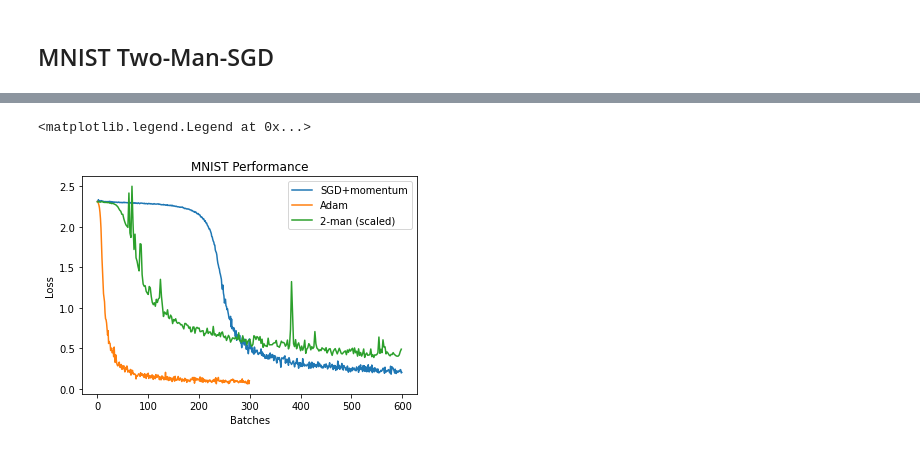
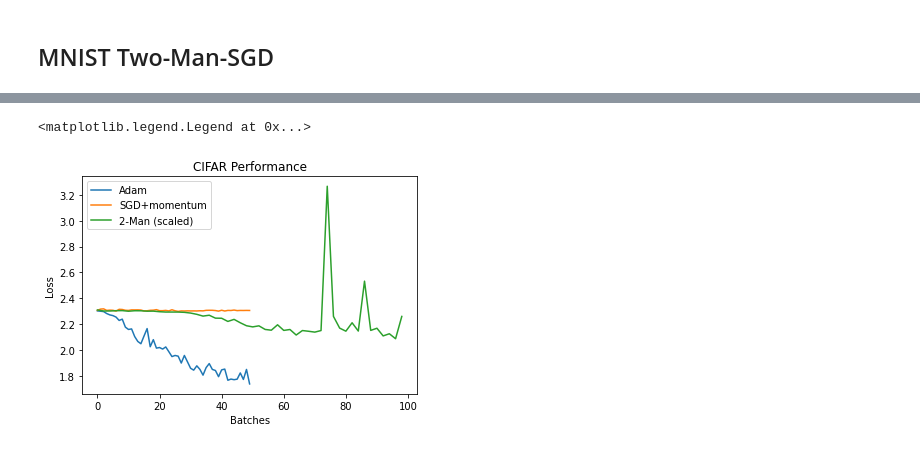
Before and after one commit to akarshkumar0101/ml-ideas, a Jupyter notebook: two_man_sgd.ipynb, the cells around one changed output, grey strips where cells are left out. Drawn from its saved outputs; the diff is of its cells as text; code cells hidden in the pictures.

Commit message:
add accumulator and plot methods and use them in two_man

```diff
--- a/two_man_sgd.ipynb
+++ b/two_man_sgd.ipynb
@@ -354,13 +324,12 @@ NameError: name 'data' is not defined
 # %% [markdown]
 ## MNIST SGD w/ Momentum
 # %%
-net = mnist.Network()
+net = dataset.Network()
 opt = torch.optim.SGD(net.parameters(), lr=3e-3, momentum=0.9)
 
-meter_acc = metrics.AverageMeter(keep_verbose_stats=True)
-meter_loss = metrics.AverageMeter(keep_verbose_stats=True)
+accu = util.Accumulator()
 
-for epoch_idx in range(10):
+for epoch_idx in range(1):
     for x, y in tqdm(ds.dl_train):
         yp = net(x)
         loss = ds.loss_fn(yp, y)
@@ -370,11 +339,10 @@ for epoch_idx in range(10):
         loss.backward()
         opt.step()
 
-        meter_acc.update(acc, len(x))
-        meter_loss.update(loss.item(), len(x))
+        wnorm = nn.utils.parameters_to_vector(net.parameters()).norm()
+        accu.append(loss_batch=loss.item(), acc_batch=acc, wnorm=wnorm.item())
 
-data['sgdm_meter_loss'] = meter_loss
-data['sgdm_meter_acc'] = meter_acc
+data['sgdm'] = accu
 # %%
 vo = nn.utils.parameters_to_vector(net.parameters()).detach().requires_grad_()
 # %%
@@ -441,16 +409,15 @@ def fg_fn_nn(v, x, y, net, opt):
 # %% [markdown]
 ## MNIST Two-Man-SGD
 # %%
-net = mnist.Network()
+net = dataset.Network()
 opt = torch.optim.Adam(net.parameters(), lr=1e-2)
 v = nn.utils.parameters_to_vector(net.parameters()).detach().requires_grad_()
 
-meter_acc = metrics.AverageMeter(keep_verbose_stats=True)
-meter_loss = metrics.AverageMeter(keep_verbose_stats=True)
+accu = util.Accumulator()
 
-eps = 1e-3
+eps = 1e-2
 
-for epoch_idx in range(5):
+for epoch_idx in range(1):
     for x, y in tqdm(ds.dl_train):
         f1, v2, s, t = step_epsilon(v, x, y, net, opt, eps)
         if s>0 and t>0:
@@ -461,11 +428,12 @@ for epoch_idx in range(5):
         yp = net(x)
         loss = ds.loss_fn(yp, y)
         acc = (yp.argmax(dim=-1)==y).sum().item()/len(x)
-        print(loss.item())
+        print(f'{loss.item(): .03f}, {v.norm(dim=-1): .03f}')
 
-        meter_acc.update(acc, len(x))
-        meter_loss.update(loss.item(), len(x))
 
-data['2mansgd_meter_loss'] = meter_loss
-data['2mansgd_meter_acc'] = meter_acc
+
+        wnorm = nn.utils.parameters_to_vector(net.parameters()).norm()
+        accu.append(loss_batch=loss.item(), acc_batch=acc, wnorm=wnorm.item())
+
+data['2man'] = accu
 # %% [output]
@@ -557,9 +474,10 @@ data['2mansgd_meter_acc'] = meter_acc
 # %%
-plt.plot(np.array(data['sgdm_meter_loss'].data)[:, 0], label='SGD+momentum')
-plt.plot(np.array(data['adam_meter_loss'].data)[:, 0], label='Adam')
-plt.plot(np.arange(300)*2, np.array(data['2mansgd_meter_loss'].data)[:, 0], label='2-man (scaled)')
-plt.title('MNIST Performance'); plt.ylabel('Loss'); plt.xlabel('Batches')
+plt.plot(data['adam']['loss_batch'], label='Adam')
+plt.plot(data['sgdm']['loss_batch'], label='SGD+momentum')
+plt.plot(np.arange(len(data['2man']['loss_batch']))*2,
+         data['2man']['loss_batch'], label='2-Man (scaled)')
+plt.title('CIFAR Performance'); plt.ylabel('Loss'); plt.xlabel('Batches')
 plt.legend()
 # %% [output]
 <matplotlib.legend.Legend at 0x...>
-[figure, old version]
+[figure, new version]
```
Also changed, not shown: parts of 19 cells of this notebook, 1 other file.
